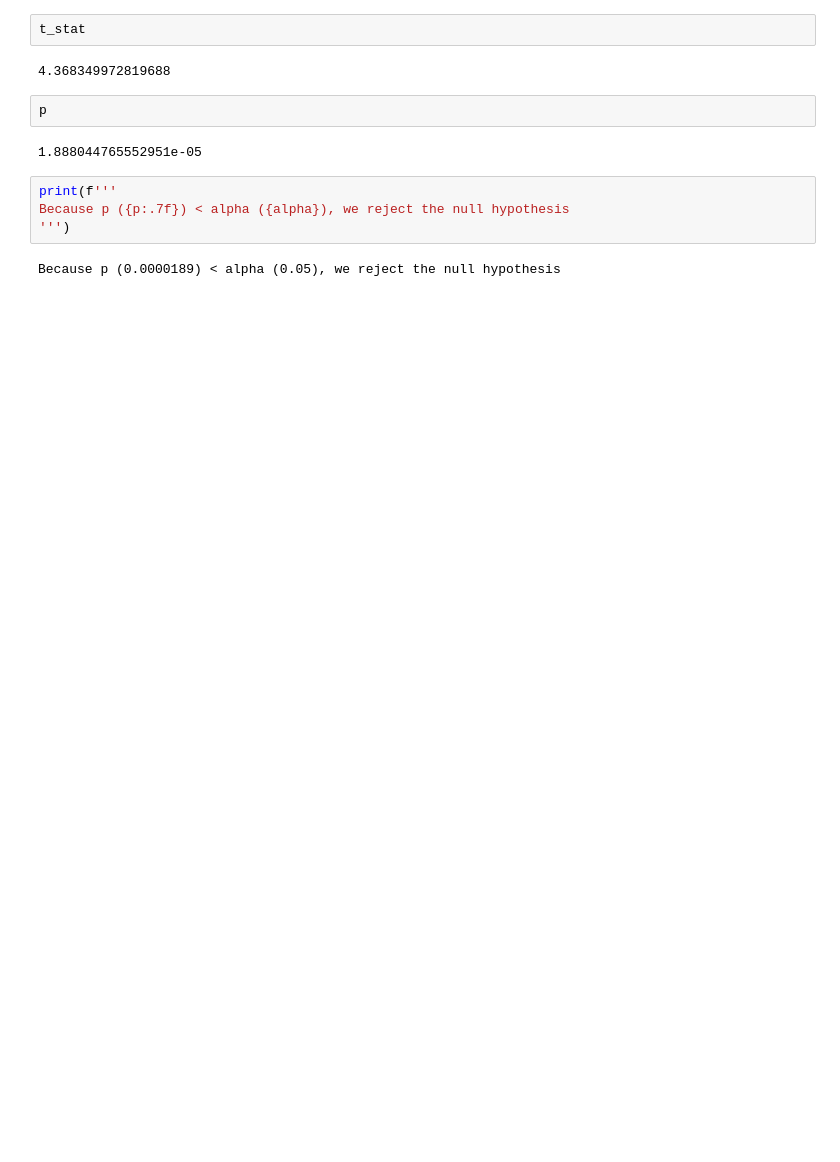
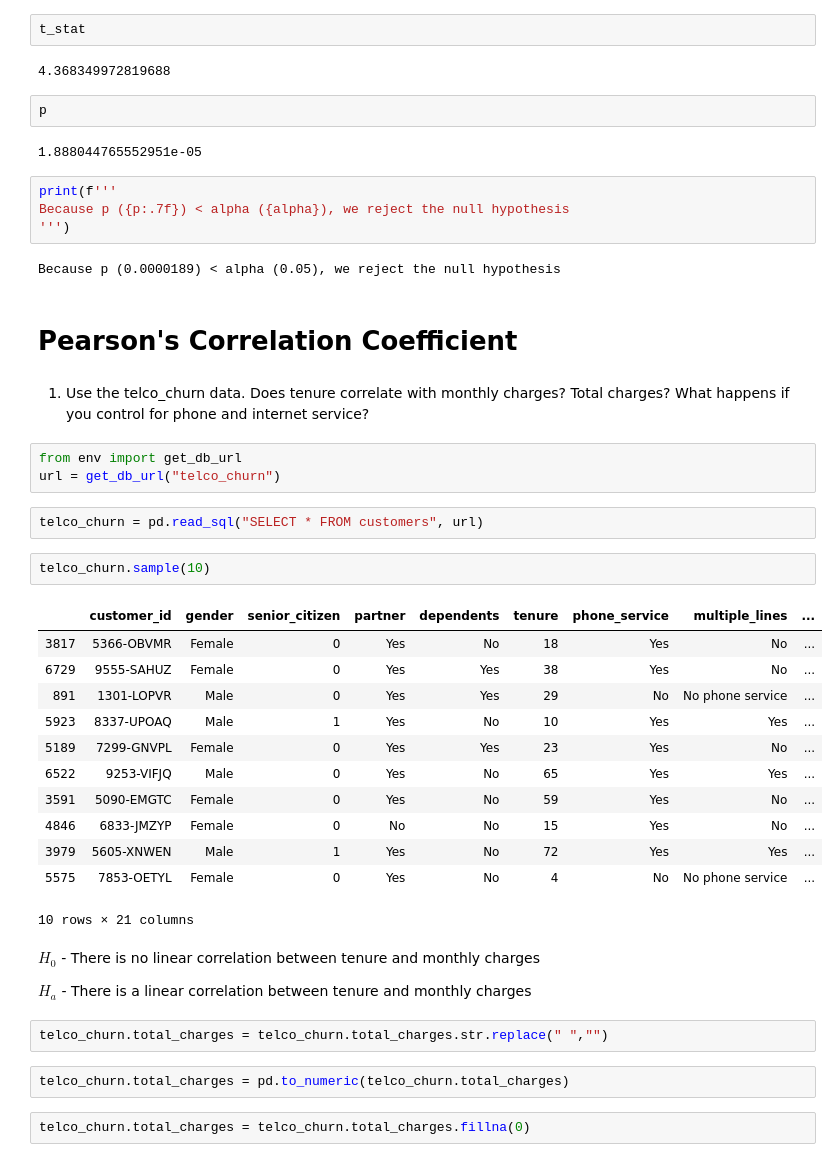
Before and after one commit to yvonneking1/statistics-exercises, a Jupyter notebook: hypothesis_testing.ipynb, the cells around one changed output. Cells and saved outputs as stored; diff of their text form; blank space fills up the shorter version.

```diff
--- a/hypothesis_testing.ipynb
+++ b/hypothesis_testing.ipynb
@@ -239,3 +243,37 @@ Because p ({p:.7f}) < alpha ({alpha}), we reject the null hypothesis
 ''')
 # %% [output]
 Because p (0.0000189) < alpha (0.05), we reject the null hypothesis
+# %% [markdown]
+# Pearson's Correlation Coefficient
+# %% [markdown]
+1. Use the telco_churn data. Does tenure correlate with monthly charges? Total charges? What happens if you control for phone and internet service?
+# %%
+from env import get_db_url
+url = get_db_url("telco_churn")
+# %%
+telco_churn = pd.read_sql("SELECT * FROM customers", url)
+# %%
+telco_churn.sample(10)
+# %% [output]
+|  | customer_id | gender | senior_citizen | partner | dependents | tenure | phone_service | multiple_lines | ... |
+| 3817 | 5366-OBVMR | Female | 0 | Yes | No | 18 | Yes | No | ... |
+| 6729 | 9555-SAHUZ | Female | 0 | Yes | Yes | 38 | Yes | No | ... |
+| 891 | 1301-LOPVR | Male | 0 | Yes | Yes | 29 | No | No phone service | ... |
+| 5923 | 8337-UPOAQ | Male | 1 | Yes | No | 10 | Yes | Yes | ... |
+| 5189 | 7299-GNVPL | Female | 0 | Yes | Yes | 23 | Yes | No | ... |
+| 6522 | 9253-VIFJQ | Male | 0 | Yes | No | 65 | Yes | Yes | ... |
+| 3591 | 5090-EMGTC | Female | 0 | Yes | No | 59 | Yes | No | ... |
+| 4846 | 6833-JMZYP | Female | 0 | No | No | 15 | Yes | No | ... |
+| 3979 | 5605-XNWEN | Male | 1 | Yes | No | 72 | Yes | Yes | ... |
+| 5575 | 7853-OETYL | Female | 0 | Yes | No | 4 | No | No phone service | ... |
+10 rows × 21 columns
+# %% [markdown]
+$H_0$ - There is no linear correlation between tenure and monthly charges
+
+$H_a$ - There is a linear correlation between tenure and monthly charges
+# %%
+telco_churn.total_charges = telco_churn.total_charges.str.replace(" ","")
+# %%
+telco_churn.total_charges = pd.to_numeric(telco_churn.total_charges)
+# %%
+telco_churn.total_charges = telco_churn.total_charges.fillna(0)
```
Also changed, not shown: parts of 83 cells of this notebook.
